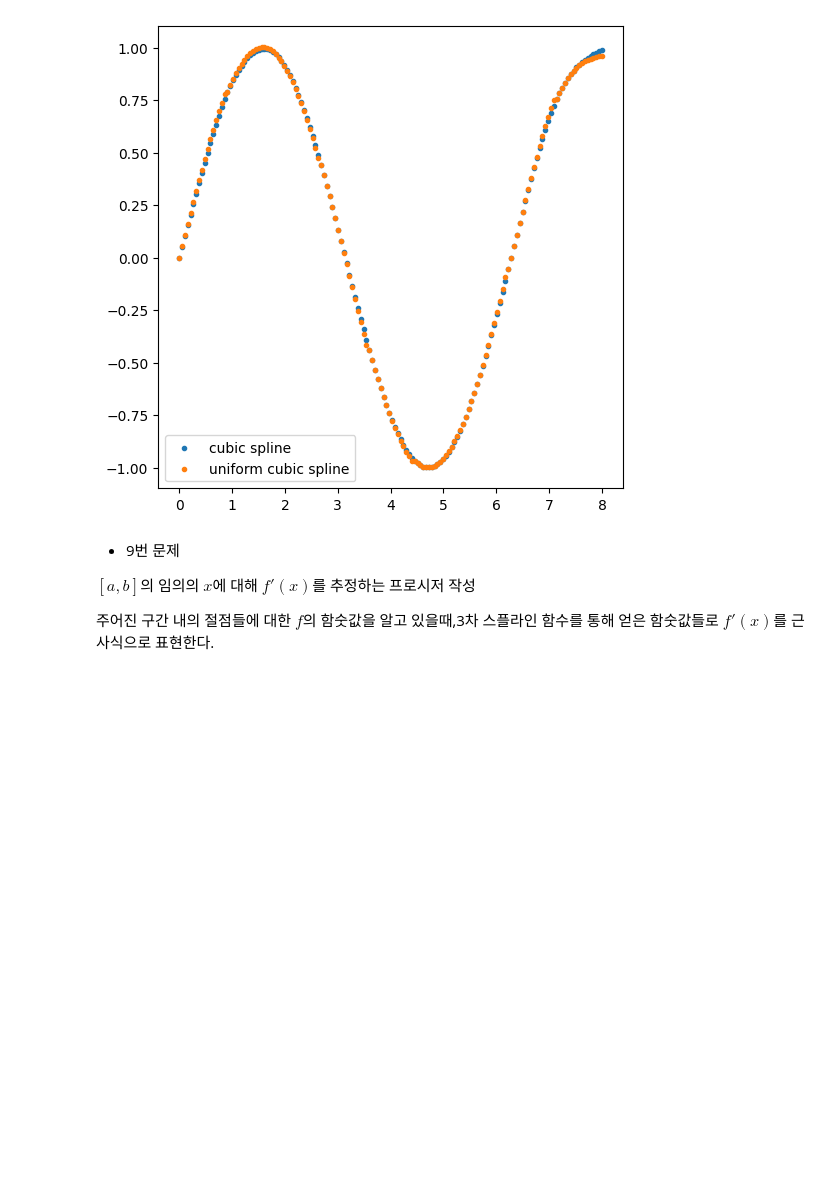
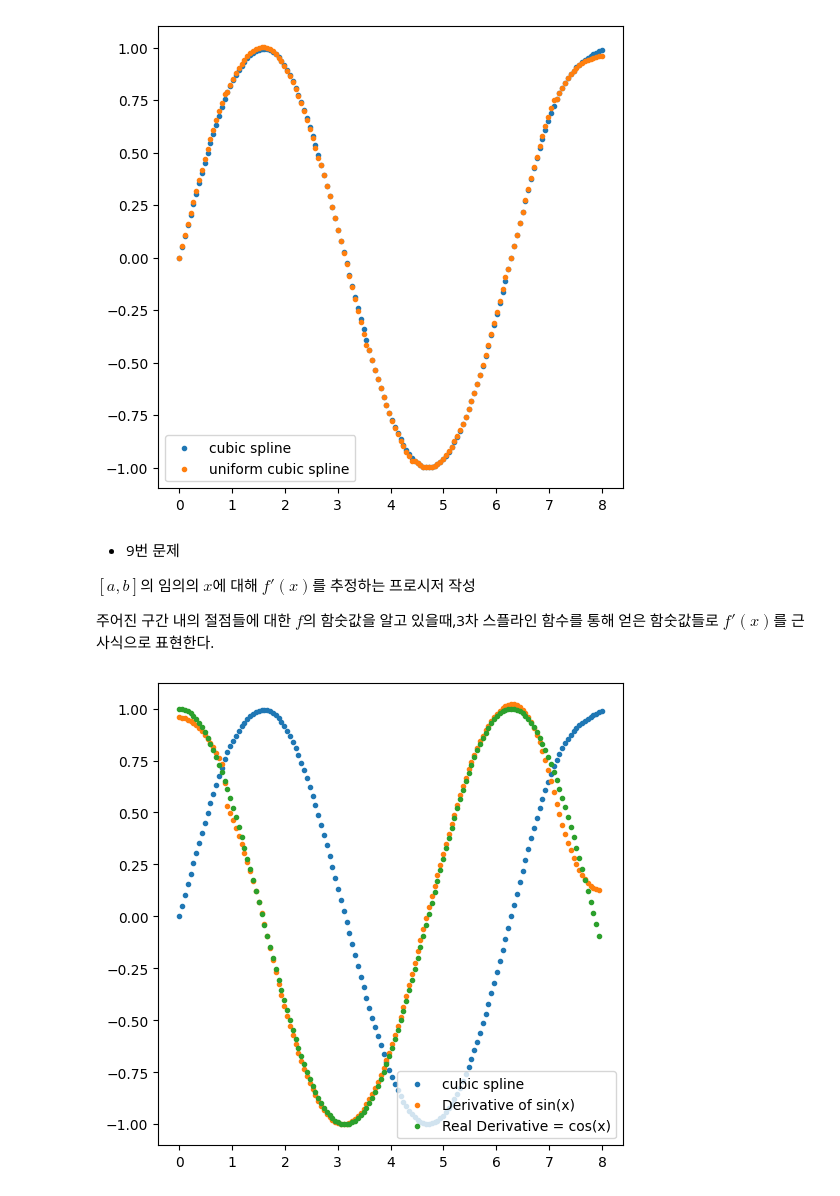
Before and after one commit to tirals88/Numerical-Mathematics-and-Computing, a Jupyter notebook: Chap6_Spline Functions.ipynb, the cells around one changed output. Drawn from its saved outputs; the diff is of its cells as text; code cells hidden in the pictures; blank space fills up the shorter version.

```diff
--- a/Chap6_Spline Functions.ipynb
+++ b/Chap6_Spline Functions.ipynb
@@ -810,0 +809,22 @@ $[a, b]$의 임의의 $x$에 대해 $f'(x)$를 추정하는 프로시저 작성
+# %%
+#9
+delta = 0.05
+
+t_test = np.linspace(0, 8, 10)
+y_test = np.sin(t_test)
+x_test = np.linspace(0, 8, 150)
+
+sp_test = np.array([Spline3_Eval(9, t_test, y_test, x__, Spline3_Coef(9, t_test, y_test)) for x__ in x_test])
+
+sp_Deriv = (sp_test[1:] - sp_test[:-1]) / x_test[1]
+real_cos = np.cos(x_test)[:-1]
+
+plt.figure(figsize=(6, 6))
+plt.scatter(x_test, sp_test, marker='.', label = 'cubic spline')
+plt.scatter(x_test[:-1], sp_Deriv, marker='.', label = 'Derivative of sin(x)')
+plt.scatter(x_test[:-1], real_cos, marker='.', label = 'Real Derivative = cos(x)')
+
+plt.legend(loc = 'lower right')
+plt.show()
+# %% [output]
+[figure, added]
```
Also changed, not shown: parts of 2 cells of this notebook.
